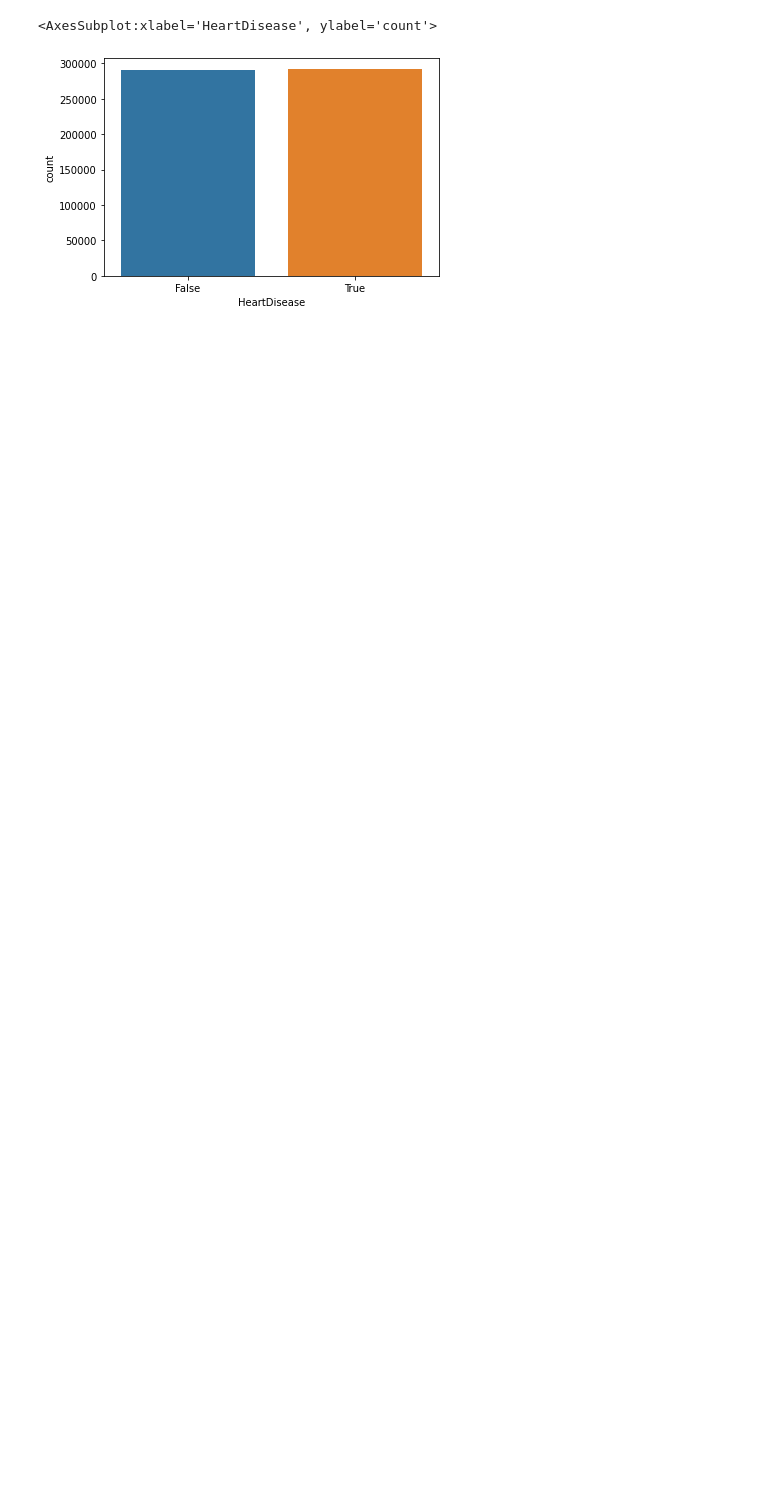
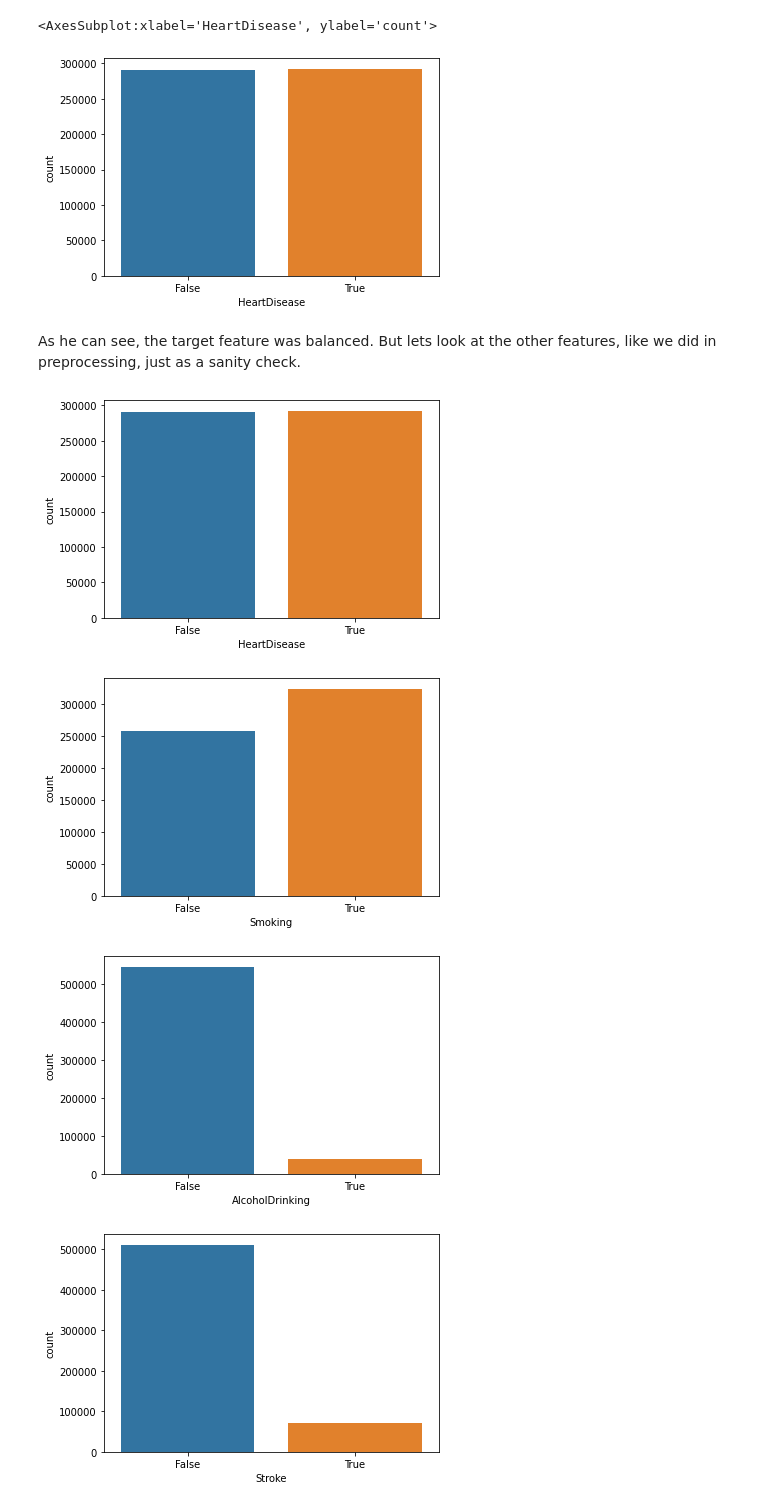
Before and after one commit to Portugapt/AAA-Explainability, a Jupyter notebook: source/2_preparation/2_heart_processing.ipynb, the cells around one changed output. Drawn from its saved outputs; the diff is of its cells as text; code cells hidden in the pictures; blank space fills up the shorter version.

Commit message:
updated heart processing

```diff
--- a/source/2_preparation/2_heart_processing.ipynb
+++ b/source/2_preparation/2_heart_processing.ipynb
@@ -146,3 +146,17 @@ sns.countplot(x = heartDisease_imbalance['HeartDisease'])
 # %% [output]
 <AxesSubplot:xlabel='HeartDisease', ylabel='count'>
 [figure]
+# %% [markdown]
+As he can see, the target feature was balanced. But lets look at the other features, like we did in preprocessing, just as a sanity check.
+# %%
+import seaborn as sns
+import matplotlib.pyplot as plt
+_STRING_TO_BOOL_FEATURES = ['HeartDisease', 'Smoking', 'AlcoholDrinking', 'Stroke', 'DiffWalking', 'PhysicalActivity', 'Asthma', 'KidneyDisease', 'SkinCancer']
+for i in _STRING_TO_BOOL_FEATURES:
+    sns.countplot(x = heartDisease_imbalance[i])
+    plt.show()
+# %% [output]
+[figure, added]
+[figure, added]
+[figure, added]
+[figure, added]
```
Also changed, not shown: parts of 14 cells of this notebook, 2 other files.
